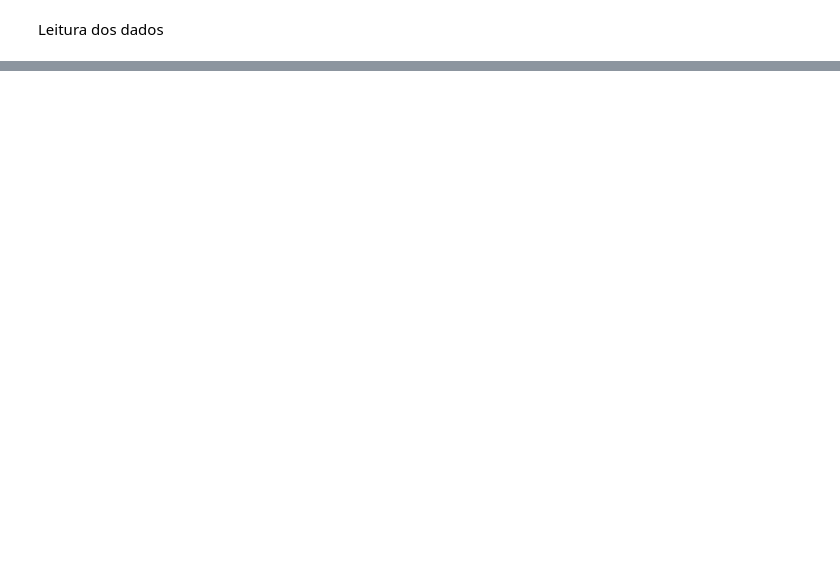
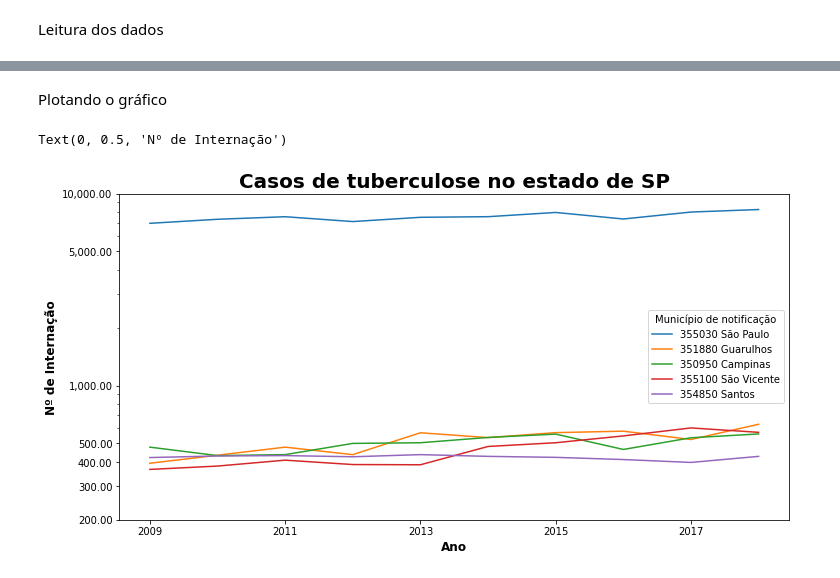
Before and after one commit to BiancaPedrosa/datascience, a Jupyter notebook: Notebooks/Bootcamp1.ipynb, the cells around one changed output, grey strips where cells are left out. Drawn from its saved outputs; the diff is of its cells as text; code cells hidden in the pictures; blank space fills up the shorter version.

```diff
--- a/Notebooks/Bootcamp1.ipynb
+++ b/Notebooks/Bootcamp1.ipynb
@@ -35,0 +43,3 @@ dados
+# %%
+dados = dados.replace('-', np.nan)
+dados.head()
@@ -35,0 +66,3 @@ dados
+# %%
+dados = dados.astype('float64')
+dados.head()
@@ -35,0 +79,3 @@ dados
+# %%
+usaveis = dados.loc[:,'2009':'2018']
+usaveis
@@ -35,0 +99,7 @@ dados
+# %%
+#ordenando
+usaveis["Total"] = usaveis.sum(axis=1)
+ordenado = usaveis.sort_values("Total", ascending=False)
+ordenado = ordenado.drop("Total", axis=0)
+ordenado = ordenado.drop("Total", axis=1)
+ordenado.head()
@@ -35,0 +114,16 @@ dados
+# %% [markdown]
+Plotando o gráfico
+# %%
+grafico = ordenado.head().T.plot(figsize=(12, 6))
+plt.title('Casos de tuberculose no estado de SP', fontsize = 20, fontweight = 'bold')
+
+grafico.set_yscale('log')
+grafico.yaxis.set_major_formatter(ticker.StrMethodFormatter("{x:,.2f}"))
+
+plt.yticks([ 200, 300, 400, 500, 1000,5000,10000])
+
+grafico.set_xlabel('Ano', fontsize=12,fontweight = 'bold')
+grafico.set_ylabel('Nº de Internação', fontsize=12, fontweight = 'bold')
+# %% [output]
+Text(0, 0.5, 'Nº de Internação')
+[figure, added]
```
Also changed, not shown: parts of 14 cells of this notebook.
